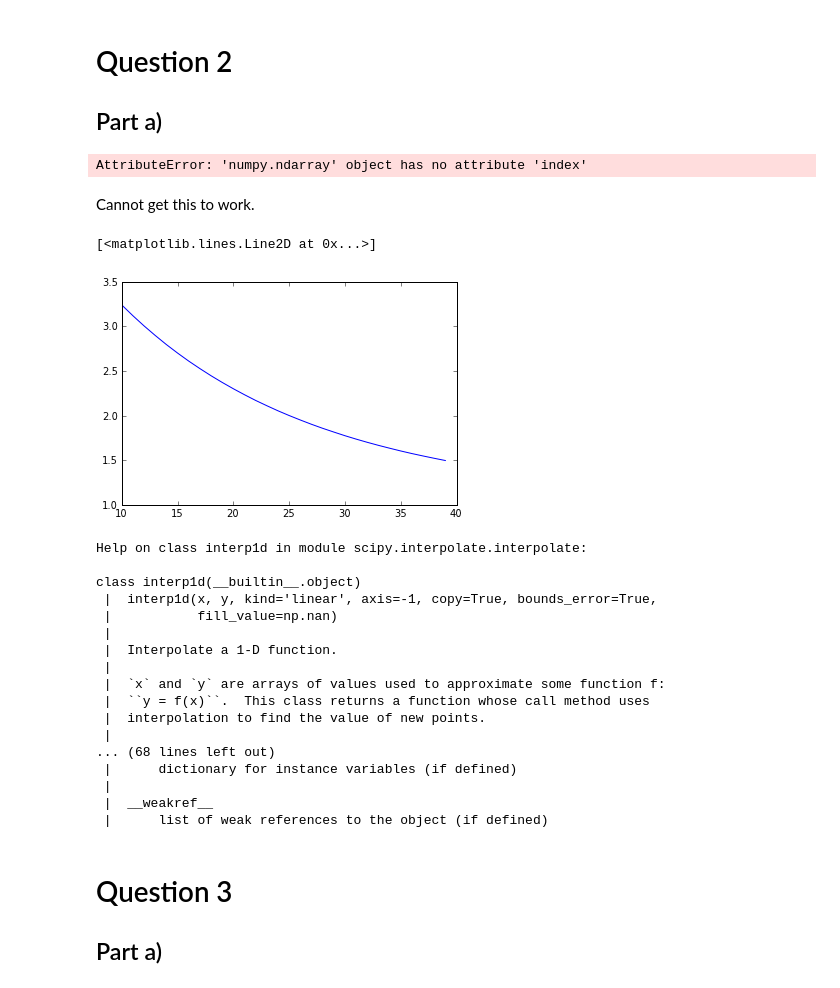
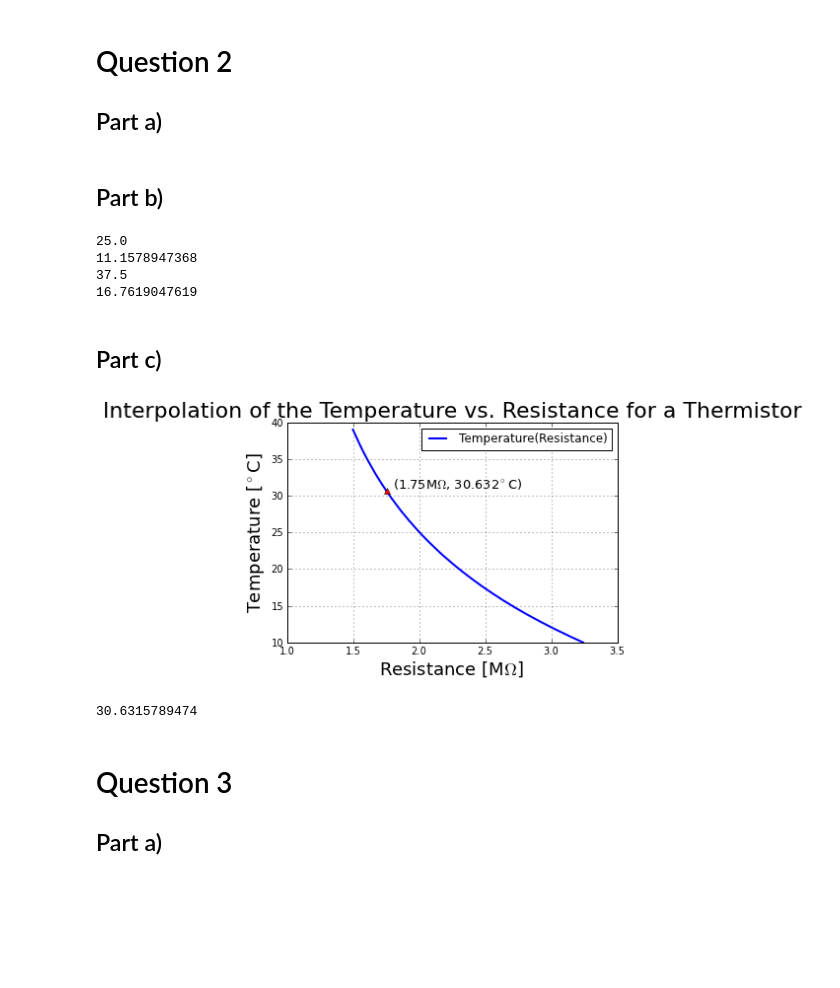
Before and after one commit to dcrose/PHYS202-S13, a Jupyter notebook: Week4/InterpAndDiffEx3.ipynb, the cells around one changed output. Saved outputs shown, nothing was run; the diff lists cells and outputs as text; code cells hidden in the pictures; blank space fills up the shorter version.

```diff
--- a/Week4/InterpAndDiffEx3.ipynb
+++ b/Week4/InterpAndDiffEx3.ipynb
@@ -36,46 +37,49 @@ from scipy.interpolate import interp1d
 thermistor_data = loadtxt("/Users/dakotacrose/Documents/PHYS202-S13/Week4/Thermistors.txt",float)
 x = thermistor_data[:,0] # Degrees Celcius
 y = thermistor_data[:,1] # x10^6 Ohms
-# %%
-Temp_Interp = 0
-def Temp(Resistance):
-    x = thermistor_data[:,0] # Degrees Celcius
-    y = thermistor_data[:,1] # x10^6 Ohms
-    Temp_Interp = interp1d(y,x)
-    i= y.index(Resistance)
-    print type(i)
-    return T[i]
+# %%
+def Temp(Resistance):
+    """Returns the interpolated data from my Thermistors.txt file."""
+    Temp_Interp = interp1d(y[::-1],x[::-1])(Resistance)
+    return Temp_Interp
+# %% [markdown]
+Part b)
+-
+# %%
+print Temp(2.000)
+print Temp(3.100)
+print Temp(1.534)
+print Temp(2.546)
+# %% [output]
+25.0
+11.1578947368
+37.5
+16.7619047619
+# %% [markdown]
+Part c)
+-
+# %%
+resist = arange(1.496,3.239,0.001)
+temp = array([Temp(R) for R in resist])
+
+plot(resist, temp,color="blue",lw=2,label="Temperature(Resistance)")
+
+xlabel("Resistance [M$\Omega$]",fontsize=18)
+ylabel("Temperature [$^\circ$C]",fontsize=18)
+title("Interpolation of the Temperature vs. Resistance for a Thermistor",fontsize=22)
+
+grid()
+legend()
+plot(1.75,Temp(1.75),"b^",color="red")
+annotate("(1.75M$\Omega$, 30.632$^\circ$C)",xy=(1.8,31),fontsize=13)
+
+show()
+# %% [output]
+[figure, added]
 # %%
-print Temp(2.000)
+print Temp(1.75)
 # %% [output]
-AttributeError: 'numpy.ndarray' object has no attribute 'index'
+30.6315789474
-# %% [markdown]
-Cannot get this to work.
-# %%
-plot(x,y)
-# %% [output]
-[<matplotlib.lines.Line2D at 0x...>]
-[figure, removed]
-# %%
-help(interp1d)
-# %% [output]
-Help on class interp1d in module scipy.interpolate.interpolate:
-
-class interp1d(__builtin__.object)
- |  interp1d(x, y, kind='linear', axis=-1, copy=True, bounds_error=True,
- |           fill_value=np.nan)
- |
- |  Interpolate a 1-D function.
- |
- |  `x` and `y` are arrays of values used to approximate some function f:
- |  ``y = f(x)``.  This class returns a function whose call method uses
- |  interpolation to find the value of new points.
- |
-... (68 lines left out)
- |      dictionary for instance variables (if defined)
- |
- |  __weakref__
- |      list of weak references to the object (if defined)
 # %% [markdown]
 Question 3
 =
```
Also changed, not shown: parts of 12 cells of this notebook.
